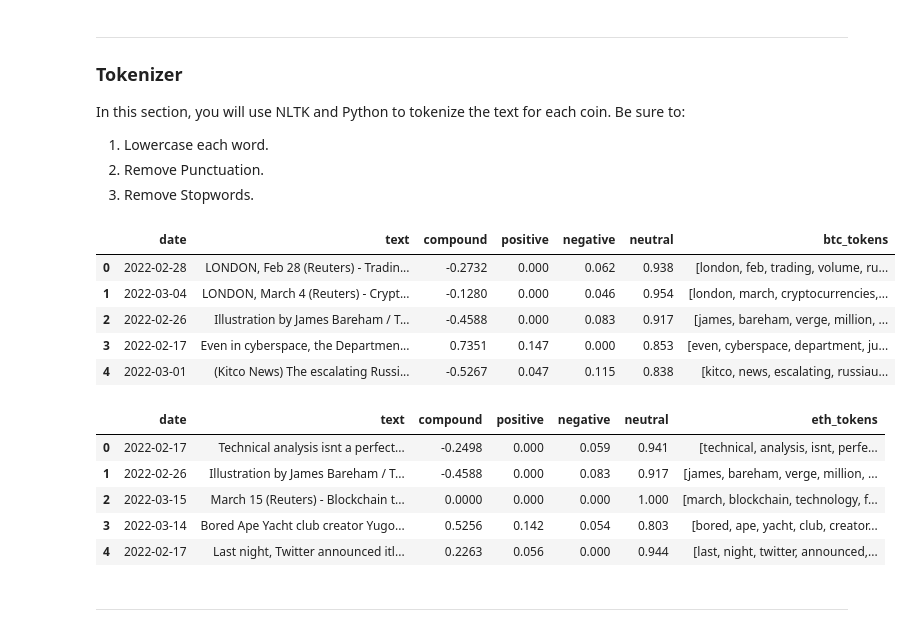
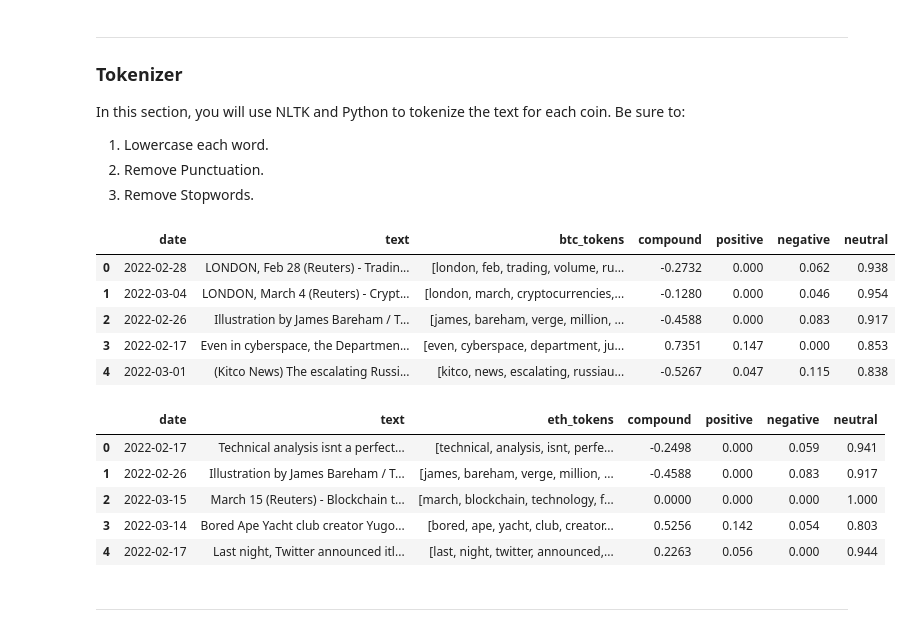
Before and after one commit to jshapiro651/python-homework-12, a Jupyter notebook: App/crypto_sentiment.ipynb, the cells around one changed output. Drawn from its saved outputs; the diff is of its cells as text; code cells hidden in the pictures.

Commit message:
Reordered columns

```diff
--- a/App/crypto_sentiment.ipynb
+++ b/App/crypto_sentiment.ipynb
@@ -222,25 +222,35 @@ def tokenizer(text):
 # %%
 # Create a new tokens column for Bitcoin
 df_btc['btc_tokens'] = df_btc.apply(lambda row: (tokenizer(row.text)),axis=1)
+
+# Reorder DataFrame columns
+cols = ["date", "text", "btc_tokens", "compound", "positive", "negative", "neutral"]
+df_btc = df_btc[cols]
+
 df_btc.head()
 # %% [output]
-|  | date | text | compound | positive | negative | neutral | btc_tokens |
-| 0 | 2022-02-28 | LONDON, Feb 28 (Reuters) - Tradin... | -0.2732 | 0.000 | 0.062 | 0.938 | [london, feb, trading, volume, ru... |
-| 1 | 2022-03-04 | LONDON, March 4 (Reuters) - Crypt... | -0.1280 | 0.000 | 0.046 | 0.954 | [london, march, cryptocurrencies,... |
-| 2 | 2022-02-26 | Illustration by James Bareham / T... | -0.4588 | 0.000 | 0.083 | 0.917 | [james, bareham, verge, million, ... |
-| 3 | 2022-02-17 | Even in cyberspace, the Departmen... | 0.7351 | 0.147 | 0.000 | 0.853 | [even, cyberspace, department, ju... |
-| 4 | 2022-03-01 | (Kitco News) The escalating Russi... | -0.5267 | 0.047 | 0.115 | 0.838 | [kitco, news, escalating, russiau... |
+|  | date | text | btc_tokens | compound | positive | negative | neutral |
+| 0 | 2022-02-28 | LONDON, Feb 28 (Reuters) - Tradin... | [london, feb, trading, volume, ru... | -0.2732 | 0.000 | 0.062 | 0.938 |
+| 1 | 2022-03-04 | LONDON, March 4 (Reuters) - Crypt... | [london, march, cryptocurrencies,... | -0.1280 | 0.000 | 0.046 | 0.954 |
+| 2 | 2022-02-26 | Illustration by James Bareham / T... | [james, bareham, verge, million, ... | -0.4588 | 0.000 | 0.083 | 0.917 |
+| 3 | 2022-02-17 | Even in cyberspace, the Departmen... | [even, cyberspace, department, ju... | 0.7351 | 0.147 | 0.000 | 0.853 |
+| 4 | 2022-03-01 | (Kitco News) The escalating Russi... | [kitco, news, escalating, russiau... | -0.5267 | 0.047 | 0.115 | 0.838 |
 # %%
 # Create a new tokens column for Ethereum
 df_eth['eth_tokens'] = df_eth.apply(lambda row: (tokenizer(row.text)),axis=1)
+
+# Reorder DataFrame columns
+cols = ["date", "text", "eth_tokens", "compound", "positive", "negative", "neutral"]
+df_eth = df_eth[cols]
+
 df_eth.head()
 # %% [output]
-|  | date | text | compound | positive | negative | neutral | eth_tokens |
-| 0 | 2022-02-17 | Technical analysis isnt a perfect... | -0.2498 | 0.000 | 0.059 | 0.941 | [technical, analysis, isnt, perfe... |
-| 1 | 2022-02-26 | Illustration by James Bareham / T... | -0.4588 | 0.000 | 0.083 | 0.917 | [james, bareham, verge, million, ... |
-| 2 | 2022-03-15 | March 15 (Reuters) - Blockchain t... | 0.0000 | 0.000 | 0.000 | 1.000 | [march, blockchain, technology, f... |
-| 3 | 2022-03-14 | Bored Ape Yacht club creator Yugo... | 0.5256 | 0.142 | 0.054 | 0.803 | [bored, ape, yacht, club, creator... |
-| 4 | 2022-02-17 | Last night, Twitter announced itl... | 0.2263 | 0.056 | 0.000 | 0.944 | [last, night, twitter, announced,... |
+|  | date | text | eth_tokens | compound | positive | negative | neutral |
+| 0 | 2022-02-17 | Technical analysis isnt a perfect... | [technical, analysis, isnt, perfe... | -0.2498 | 0.000 | 0.059 | 0.941 |
+| 1 | 2022-02-26 | Illustration by James Bareham / T... | [james, bareham, verge, million, ... | -0.4588 | 0.000 | 0.083 | 0.917 |
+| 2 | 2022-03-15 | March 15 (Reuters) - Blockchain t... | [march, blockchain, technology, f... | 0.0000 | 0.000 | 0.000 | 1.000 |
+| 3 | 2022-03-14 | Bored Ape Yacht club creator Yugo... | [bored, ape, yacht, club, creator... | 0.5256 | 0.142 | 0.054 | 0.803 |
+| 4 | 2022-02-17 | Last night, Twitter announced itl... | [last, night, twitter, announced,... | 0.2263 | 0.056 | 0.000 | 0.944 |
 # %% [markdown]
 ---
 # %% [markdown]
```
